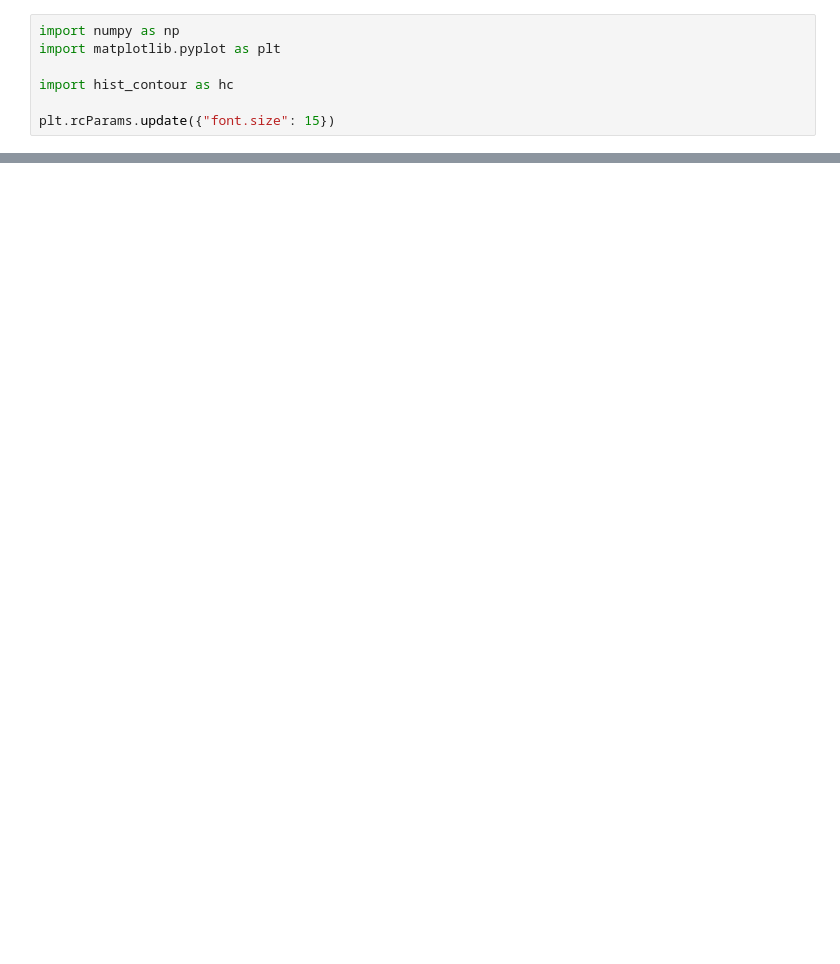
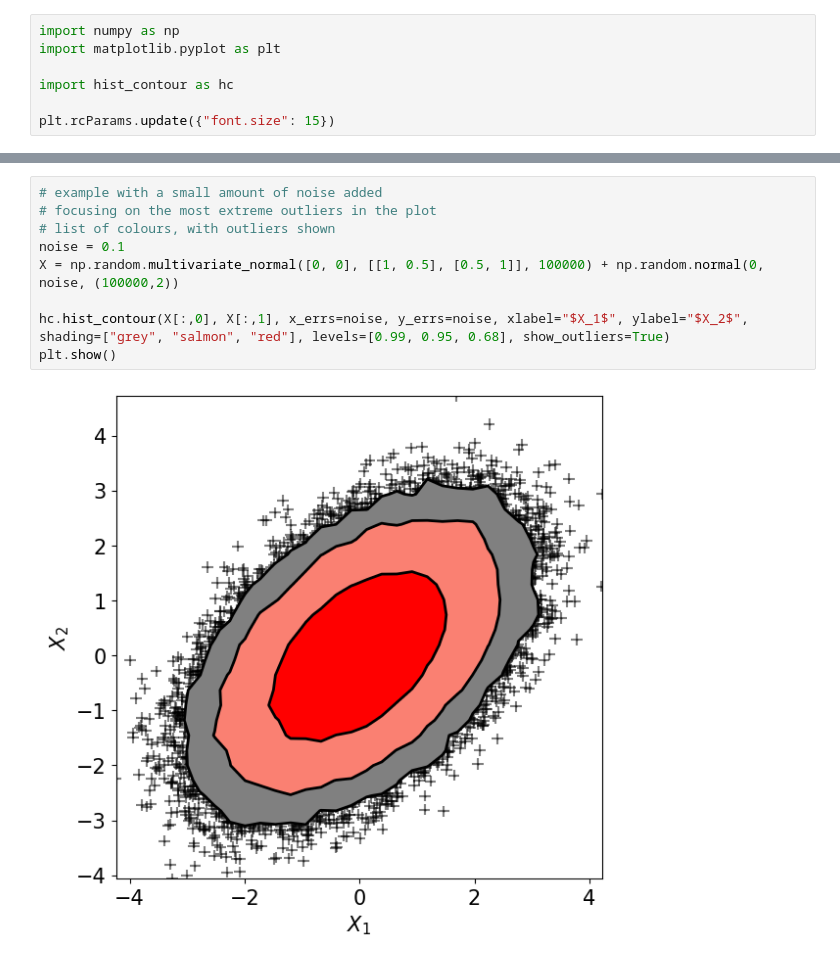
Before and after one commit to stevet40/hist_contour, a Jupyter notebook: demo.ipynb, the cells around one changed output, grey strips where cells are left out. Saved outputs shown, nothing was run; the diff lists cells and outputs as text; blank space fills up the shorter version.

Commit message:
Updated demo with some more examples

```diff
--- a/demo.ipynb
+++ b/demo.ipynb
@@ -51,0 +66,11 @@ plt.show()
+# %%
+# example with a small amount of noise added
+# focusing on the most extreme outliers in the plot
+# list of colours, with outliers shown
+noise = 0.1
+X = np.random.multivariate_normal([0, 0], [[1, 0.5], [0.5, 1]], 100000) + np.random.normal(0, noise, (100000,2))
+
+hc.hist_contour(X[:,0], X[:,1], x_errs=noise, y_errs=noise, xlabel="$X_1$", ylabel="$X_2$", shading=["grey", "salmon", "red"], levels=[0.99, 0.95, 0.68], show_outliers=True)
+plt.show()
+# %% [output]
+[figure, added]
```
Also changed, not shown: parts of 6 cells of this notebook.
